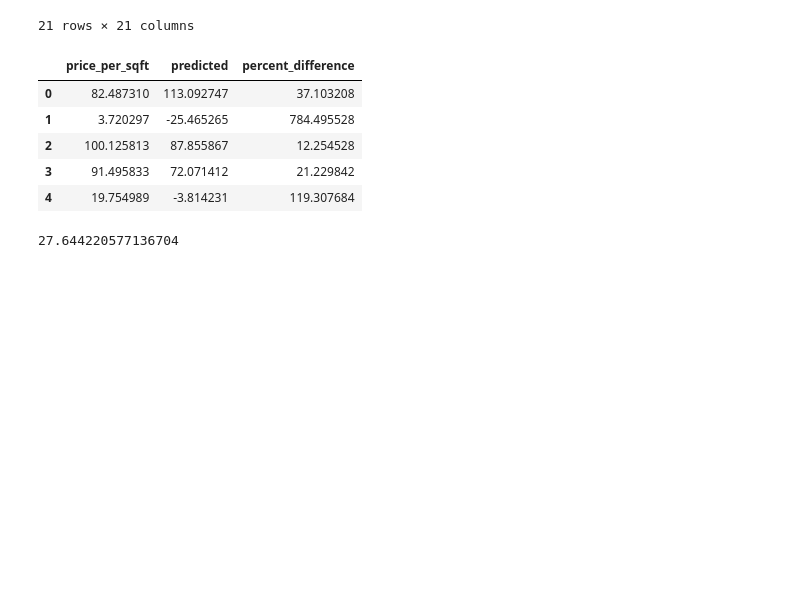
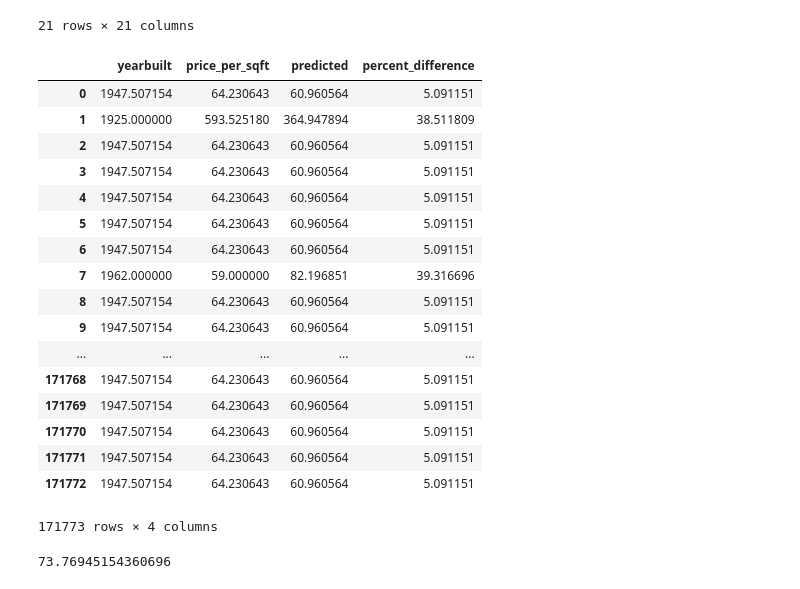
Before and after one commit to jgutman/reveal-estate, a Jupyter notebook: PLUTO_FinanceModeling.ipynb, the cells around one changed output. Saved outputs shown, nothing was run; the diff lists cells and outputs as text; code cells hidden in the pictures; blank space fills up the shorter version.

```diff
--- a/PLUTO_FinanceModeling.ipynb
+++ b/PLUTO_FinanceModeling.ipynb
@@ -26,0 +27,3 @@ df.head()
+# %%
+sort = df.sort(columns = ['bbl','sale_date'])
+sort[['bbl','sale_date','zipcode','sale_price','price_per_sqft']]
@@ -26,0 +55,2 @@ df.head()
+# %%
+df.sort(columns = ['bbl','sale_date'])
@@ -50,4 +76,5 @@ df.shape
 # %%
-df = df[df['price_per_sqft'] > 5]
+df = df[df['price_per_sqft'] >= 10]
+df = df[df['price_per_sqft'] <= 5000]
 df.shape
 # %% [output]
@@ -208,6 +235,6 @@ y_train = data_train.ix[:,-1]
 X_test = data_test.ix[:,:-1]
 y_test = data_test.ix[:,-1]
 regr = linear_model.LinearRegression()
-regr.fit(X_train, y_train)
-mse = mean_squared_error(y_test, regr.predict(X_test))
-print('Mean_squared_error', mse)
+#regr.fit(X_train, y_train)
+#mse = mean_squared_error(y_test, regr.predict(X_test))
+#print('Mean_squared_error', mse)
@@ -299,21 +344,33 @@ for key in pos_features.keys():
     if key in negs:
         pos_features[key] = 0
 # %%
-data_test['predicted'] = regr.predict(X_test)
+data_test['predicted'] = RF_reg_final.predict(X_test)
 data_test['percent_difference'] = 100*(np.abs(data_test['predicted'] - data_test['price_per_sqft']).astype(float) / data_test['price_per_sqft'])
-data_test[['price_per_sqft','predicted','percent_difference']].head()
+data_test[['yearbuilt','price_per_sqft','predicted','percent_difference']]
 # %% [output]
-|  | price_per_sqft | predicted | percent_difference |
-| 0 | 82.487310 | 113.092747 | 37.103208 |
-| 1 | 3.720297 | -25.465265 | 784.495528 |
-| 2 | 100.125813 | 87.855867 | 12.254528 |
-| 3 | 91.495833 | 72.071412 | 21.229842 |
-| 4 | 19.754989 | -3.814231 | 119.307684 |
+|  | yearbuilt | price_per_sqft | predicted | percent_difference |
+| 0 | 1947.507154 | 64.230643 | 60.960564 | 5.091151 |
+| 1 | 1925.000000 | 593.525180 | 364.947894 | 38.511809 |
+| 2 | 1947.507154 | 64.230643 | 60.960564 | 5.091151 |
+| 3 | 1947.507154 | 64.230643 | 60.960564 | 5.091151 |
+| 4 | 1947.507154 | 64.230643 | 60.960564 | 5.091151 |
+| 5 | 1947.507154 | 64.230643 | 60.960564 | 5.091151 |
+| 6 | 1947.507154 | 64.230643 | 60.960564 | 5.091151 |
+| 7 | 1962.000000 | 59.000000 | 82.196851 | 39.316696 |
+| 8 | 1947.507154 | 64.230643 | 60.960564 | 5.091151 |
+| 9 | 1947.507154 | 64.230643 | 60.960564 | 5.091151 |
+| ... | ... | ... | ... | ... |
+| 171768 | 1947.507154 | 64.230643 | 60.960564 | 5.091151 |
+| 171769 | 1947.507154 | 64.230643 | 60.960564 | 5.091151 |
+| 171770 | 1947.507154 | 64.230643 | 60.960564 | 5.091151 |
+| 171771 | 1947.507154 | 64.230643 | 60.960564 | 5.091151 |
+| 171772 | 1947.507154 | 64.230643 | 60.960564 | 5.091151 |
+171773 rows × 4 columns
 # %%
 acc = 100 * (data_test[data_test['percent_difference'] < 10.0].shape[0]/ data_test.shape[0])
 acc
 # %% [output]
-27.644220577136704
+73.76945154360696
 # %%
 results_df = pd.read_csv("preliminary_results.csv")
 results_df
```
Also changed, not shown: parts of 13 cells of this notebook, 2 other files.
